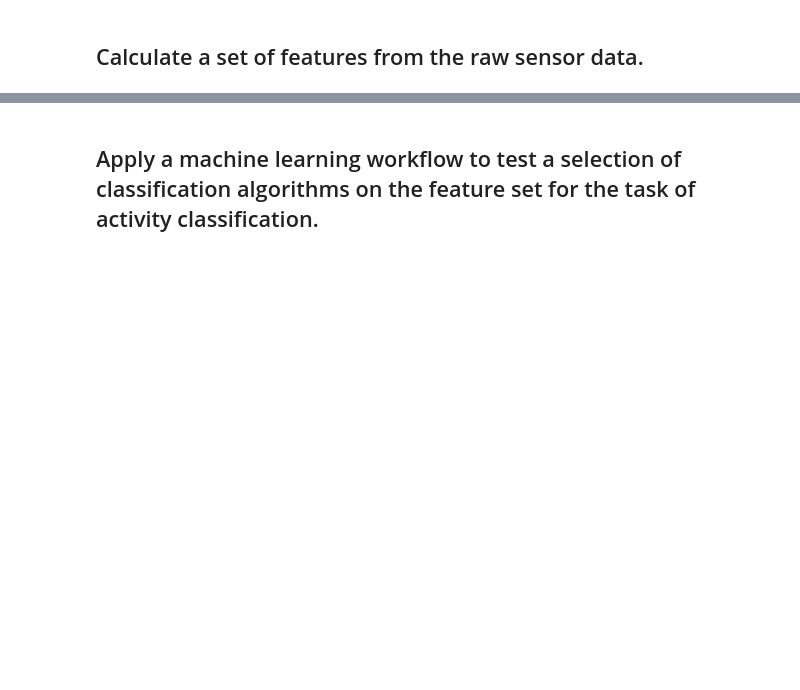
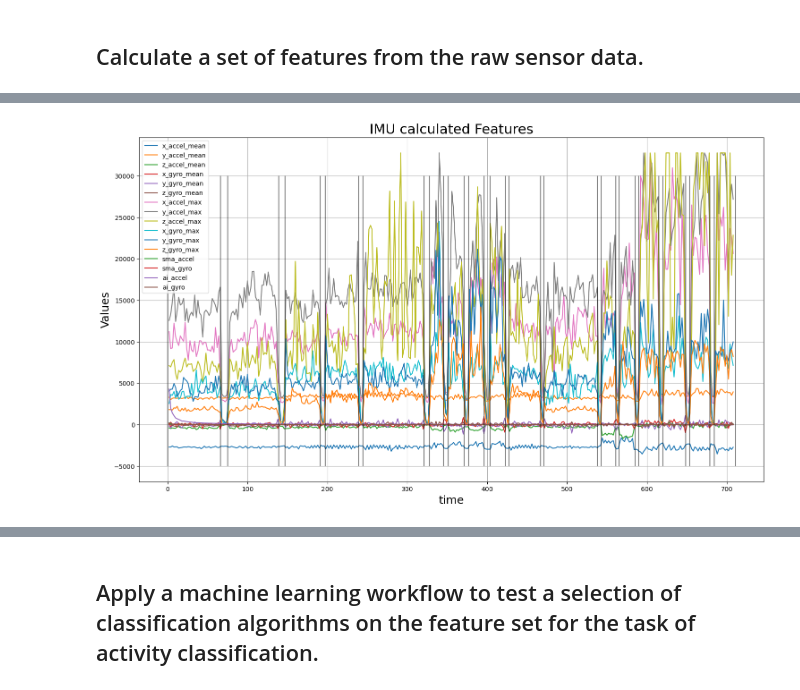
Before and after one commit to Mokoto-K/COSC102-assignment-3, a Jupyter notebook: assignment-3.ipynb, the cells around one changed output, grey strips where cells are left out. Saved outputs shown, nothing was run; the diff lists cells and outputs as text; code cells hidden in the pictures; blank space fills up the shorter version.

```diff
--- a/assignment-3.ipynb
+++ b/assignment-3.ipynb
@@ -433,31 +462,56 @@ def calculate_max(time_series, target_series, time_steps):
 
     return max_ls
 # %%
+# Function to calculate the signal magnitude area
+
 def calculate_signal_magnitude_area(time_series, x, y, z, time_step):
     """
+    Calculates the signal magnitude area of a given x, y and z pandas series for a
+    given time period
 
+    Params:
+    time_series - A pandas series used to keep track of time for values in the target_series
+    x - An x series of data to be used for hte signal magnitude
+    y - An y series of data to be used for the signal magnitude
+    z - An z series of data to be used for the signal magnitude
+    time_steps - The timeframe (i.e number of seconds) to calculate the signal magnitude over
+    Returns:
+    sma - A list of signal magnitude values from the x, y, z, target series calculated over the given time_steps.
     """
-    time = time_step
+    # length of time to calculate mean over, ie 1 = 1 second, 5 = 5 seconds, etc
+    seconds = time_step
+    # the cumulative total of values
     cumsum = 0
+    # the number of entries that have been added together
     divisor = 0
+    # a list to hold all of the signal magnitude features
     sma = []
+
+    # Iterates through all rows of the time series
     for i in range(len(time_series)):
 
-        if time_series[i] <= time:
+        # if the time in the dataframe is less then the desired time steps ie. if the current
+        # row's time in seconds is less then the desired total time to calculate the value over
+        if time_series[i] <= seconds:
+            # add the values of all three series to the cumulative total
             cumsum += x[i] + y[i] + z[i]
-
+            # Increment the divisor by 1
             divisor += 1
         else:
-
+            # if the divisor isnt 0
             if divisor != 0:
+                # multiply negative values by -1 to get the absolute value
                 if cumsum < 0:
                     cumsum = cumsum * -1
-                sma.append(cumsum/divisor)
+                # divide the absolute value by the number of samples and append result to the list
+                sma.append(round(cumsum/divisor, 6))
             else:
+                # append 0 if the divisor was 0, ie no samples over the time period
                 sma.append(0)
+            # reset all the values for the time step
             cumsum = 0
             cumsum += x[i] + y[i] + z[i]
-            time += time_step
+            seconds += time_step
 
     return sma
 # %%
@@ -539,0 +643,7 @@ ai_gyro = calculate_average_intensity(time_series, imu_processed["x_axis_gyro"],
+# %%
+# plot the new dataframe with the calculated features and add the vertical lines from the activity series to check it lines up
+plot_dataframe(imu_features["time"], imu_features.drop(["target", "time"], axis=1), "IMU calculated Features")
+plt.vlines(activity_data_raw["time"], -5000,30000, color="k", alpha=0.5)
+plt.show()
+# %% [output]
+[figure, added]
```
Also changed, not shown: parts of 19 cells of this notebook.
